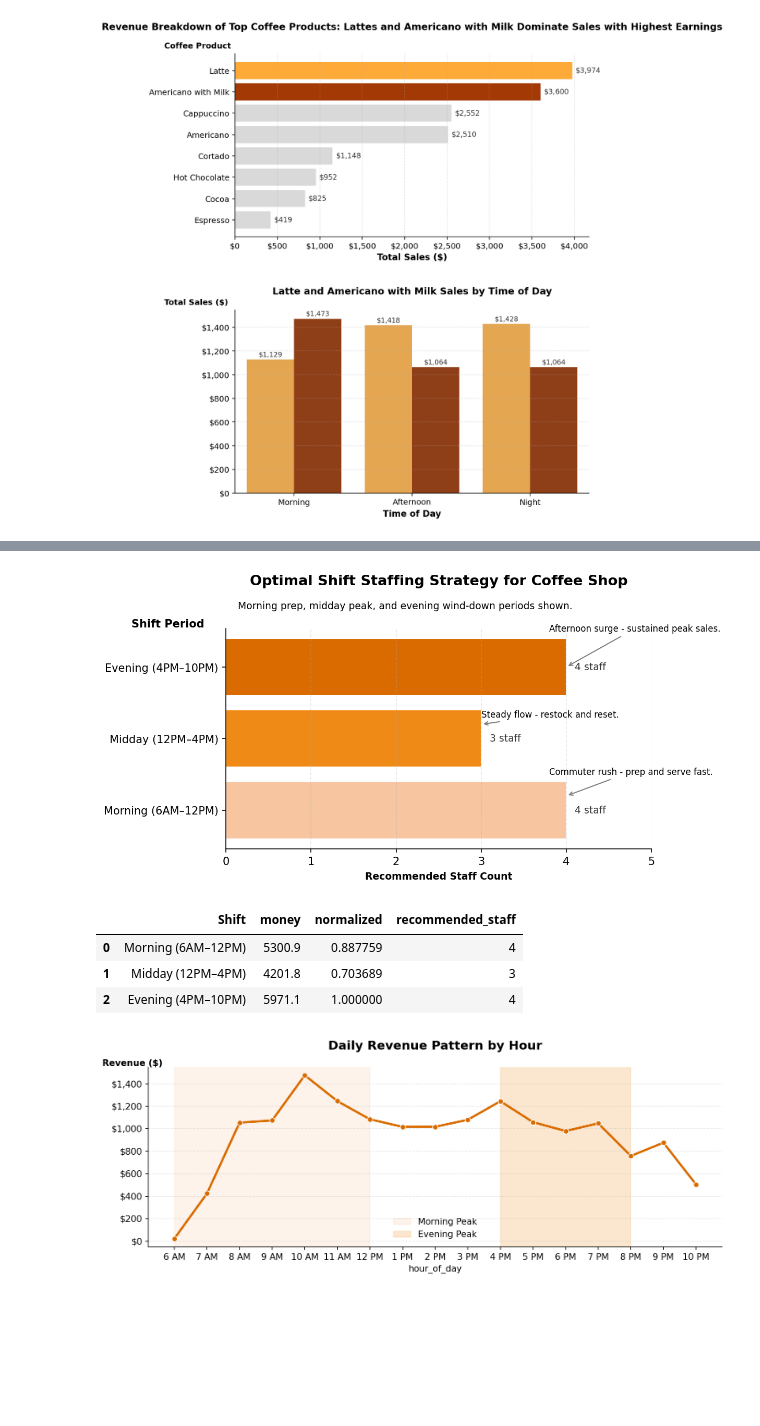
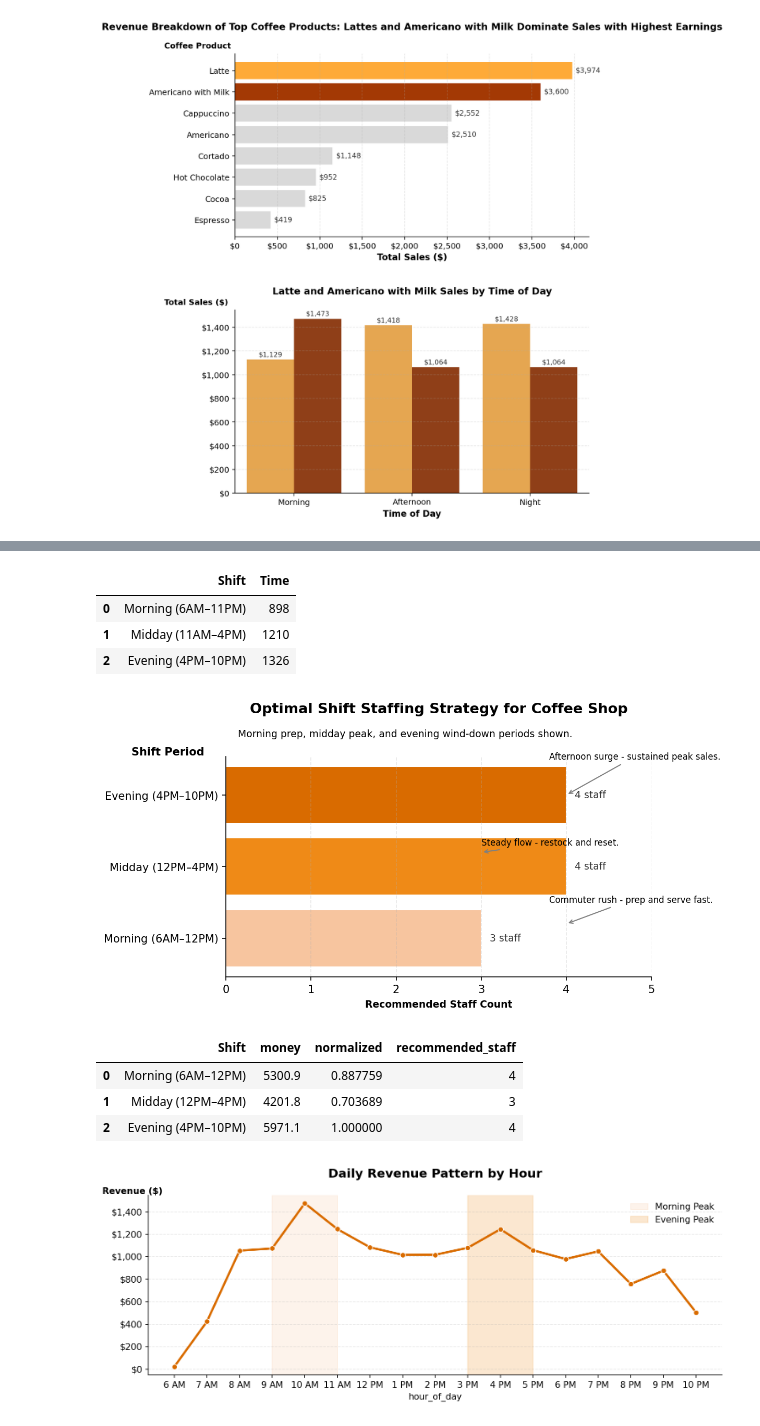
Before and after one commit to visheshgupta19/Memo-Assignment, a Jupyter notebook: memo update copy.ipynb, the cells around one changed output, grey strips where cells are left out. Drawn from its saved outputs; the diff is of its cells as text; code cells hidden in the pictures; blank space fills up the shorter version.

```diff
--- a/memo update copy.ipynb
+++ b/memo update copy.ipynb
@@ -909,20 +953,29 @@ plt.show()
+# %%
+import pandas as pd
+import matplotlib.pyplot as plt
+import math
+
+# --- Define realistic shift ranges ---
+shift_bins = [6, 11, 16, 22]
+shift_labels = ["Morning (6AM–11PM)", "Midday (11AM–4PM)", "Evening (4PM–10PM)"]
+df["Shift"] = pd.cut(
+    df["hour_of_day"], bins=shift_bins, labels=shift_labels, right=False
+)
+
+# --- Aggregate sales by shift ---
+transactions_by_shift = df.groupby("Shift")["Time"].count().reset_index()
+# %%
+transactions_by_shift
+# %% [output]
+|  | Shift | Time |
+| 0 | Morning (6AM–11PM) | 898 |
+| 1 | Midday (11AM–4PM) | 1210 |
+| 2 | Evening (4PM–10PM) | 1326 |
 # %%
-import pandas as pd
-import matplotlib.pyplot as plt
-import math
-
-# --- Define realistic shift ranges ---
-shift_bins = [6, 12, 16, 22]
-shift_labels = ["Morning (6AM–12PM)", "Midday (12PM–4PM)", "Evening (4PM–10PM)"]
-df["Shift"] = pd.cut(
-    df["hour_of_day"], bins=shift_bins, labels=shift_labels, right=False
+# --- Normalize and assign recommended staff ---
+sales_by_shift["normalized"] = (
+    transactions_by_shift["Time"] / transactions_by_shift["Time"].max()
 )
-
-# --- Aggregate sales by shift ---
-sales_by_shift = df.groupby("Shift")["money"].sum().reset_index()
-
-# --- Normalize and assign recommended staff ---
-sales_by_shift["normalized"] = sales_by_shift["money"] / sales_by_shift["money"].max()
 sales_by_shift["recommended_staff"] = (
     np.round(sales_by_shift["normalized"] * 3) + 1
 ).astype(int)
@@ -1010,7 +1063,7 @@ ax.spines["right"].set_visible(False)
 plt.tight_layout()
 plt.show()
 # %% [output]
-[figure, old version]
+[figure, new version]
 # %%
 sales_by_shift
 # %% [output]
@@ -1038,8 +1091,8 @@ sns.lineplot(
 )
 
 # Highlight morning and evening peaks
-plt.axvspan(6, 12, color="#f7c59f", alpha=0.2, label="Morning Peak")
-plt.axvspan(16, 20, color="#ef8a17", alpha=0.2, label="Evening Peak")
+plt.axvspan(9, 11, color="#f7c59f", alpha=0.2, label="Morning Peak")
+plt.axvspan(15, 17, color="#ef8a17", alpha=0.2, label="Evening Peak")
 
 # Title
 plt.title("Daily Revenue Pattern by Hour", fontsize=14, fontweight="bold", pad=20)
@@ -1048,31 +1101,31 @@ plt.title("Daily Revenue Pattern by Hour", fontsize=14, fontweight="bold", pad=2
 ax.set_xticks(range(6, 23))
 ax.set_xticklabels([f"{h%12 or 12} {'AM' if h < 12 else 'PM'}" for h in range(6, 23)])
 
 # Remove default y-axis label
 ax.set_ylabel("")
 
 # Add custom y-axis label using ax.text (like your shift example)
 ax.text(
     -0.08,  # x-position (slightly outside the axis)
     1.02,  # y-position (center)
     "Revenue ($)",  # label text
     transform=ax.transAxes,
     fontsize=10,
     ha="left",
     va="center",
     fontweight="bold",
 )
 
 # Format y-axis as currency
 ax.yaxis.set_major_formatter(mtick.StrMethodFormatter("${x:,.0f}"))
 
 # Grid, legend, and clean spines
 ax.grid(axis="y", linestyle="--", alpha=0.3)
 ax.spines["top"].set_visible(False)
 ax.spines["right"].set_visible(False)
 plt.legend(frameon=False)
 
 plt.tight_layout()
 plt.show()
 # %% [output]
-[figure, old version]
+[figure, new version]
```
Also changed, not shown: parts of 7 cells of this notebook, 1 other file.
